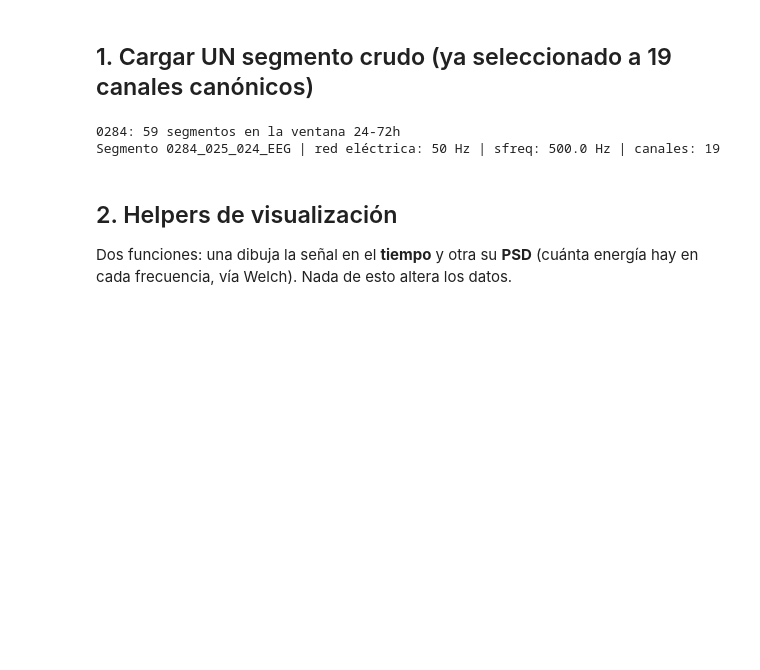
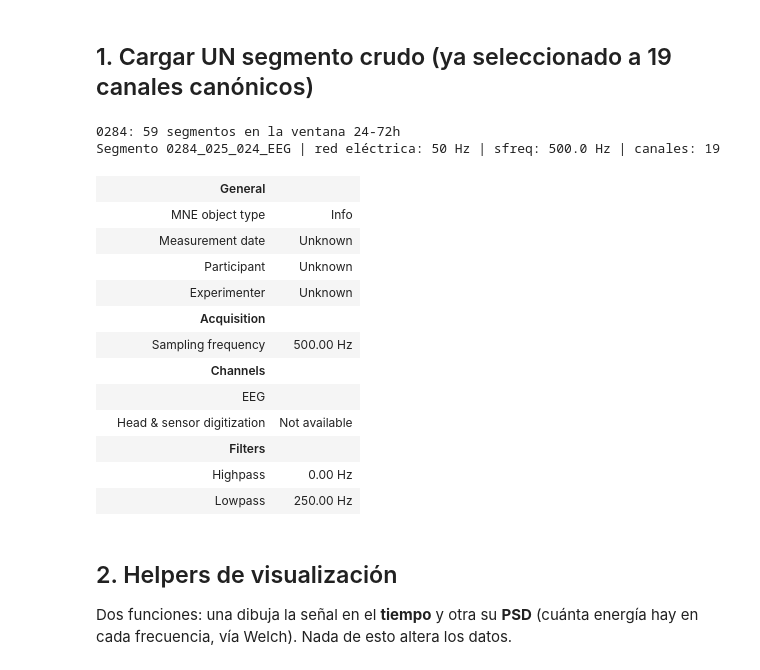
Before and after one commit to mfpachecog/EEG-ML-Project, a Jupyter notebook: notebooks/01_preprocessing.ipynb, the cells around one changed output. Drawn from its saved outputs; the diff is of its cells as text; code cells hidden in the pictures; blank space fills up the shorter version.

```diff
--- a/notebooks/01_preprocessing.ipynb
+++ b/notebooks/01_preprocessing.ipynb
@@ -40,6 +60,22 @@ print(f"Segmento {records[0]} | red eléctrica: {utility_freq} Hz "
 # %% [output]
 0284: 59 segmentos en la ventana 24-72h
 Segmento 0284_025_024_EEG | red eléctrica: 50 Hz | sfreq: 500.0 Hz | canales: 19
+# %%
+raw_sel.info
+# %% [output]
+|  | General |  |
+|  | MNE object type | Info |
+|  | Measurement date | Unknown |
+|  | Participant | Unknown |
+|  | Experimenter | Unknown |
+|  | Acquisition |  |
+|  | Sampling frequency | 500.00 Hz |
+|  | Channels |  |
+|  | EEG |  |
+|  | Head & sensor digitization | Not available |
+|  | Filters |  |
+|  | Highpass | 0.00 Hz |
+|  | Lowpass | 250.00 Hz |
 # %% [markdown]
 ## 2. Helpers de visualización
 
```
Also changed, not shown: parts of 8 cells of this notebook, 1 other file.
